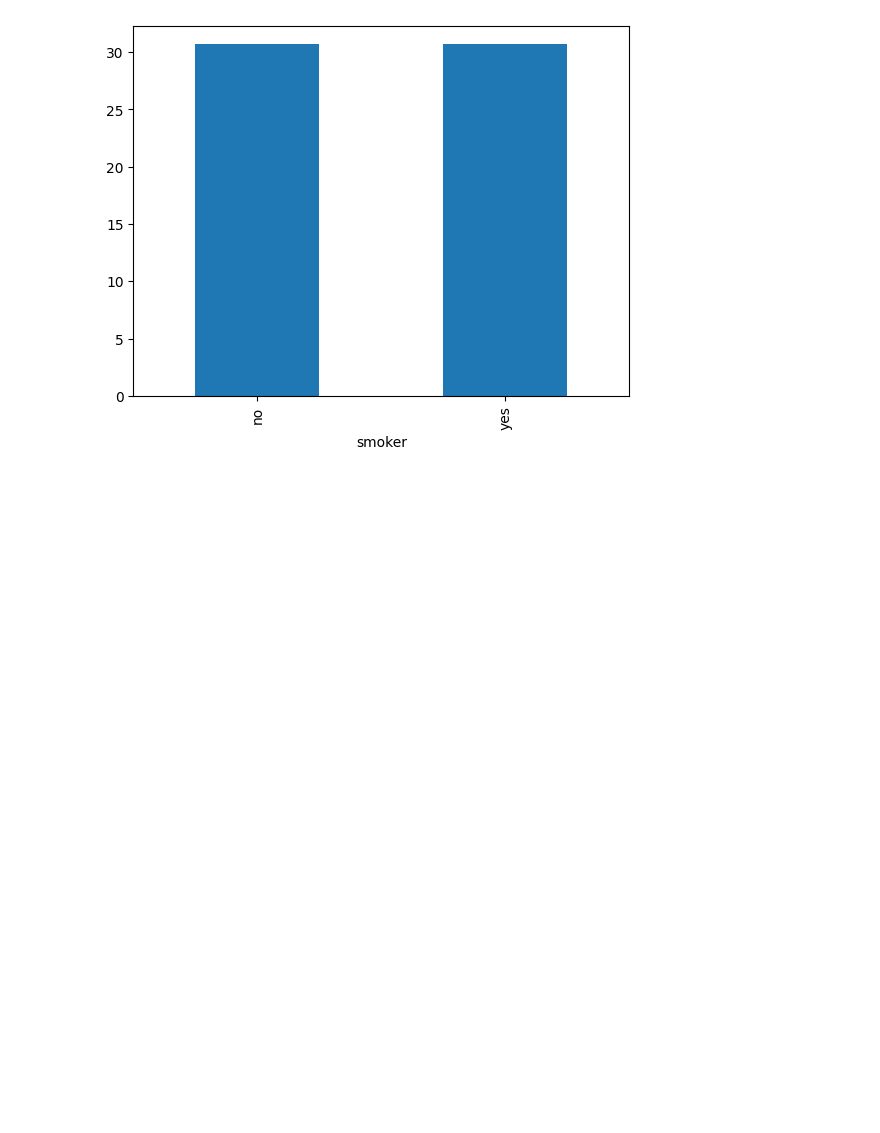
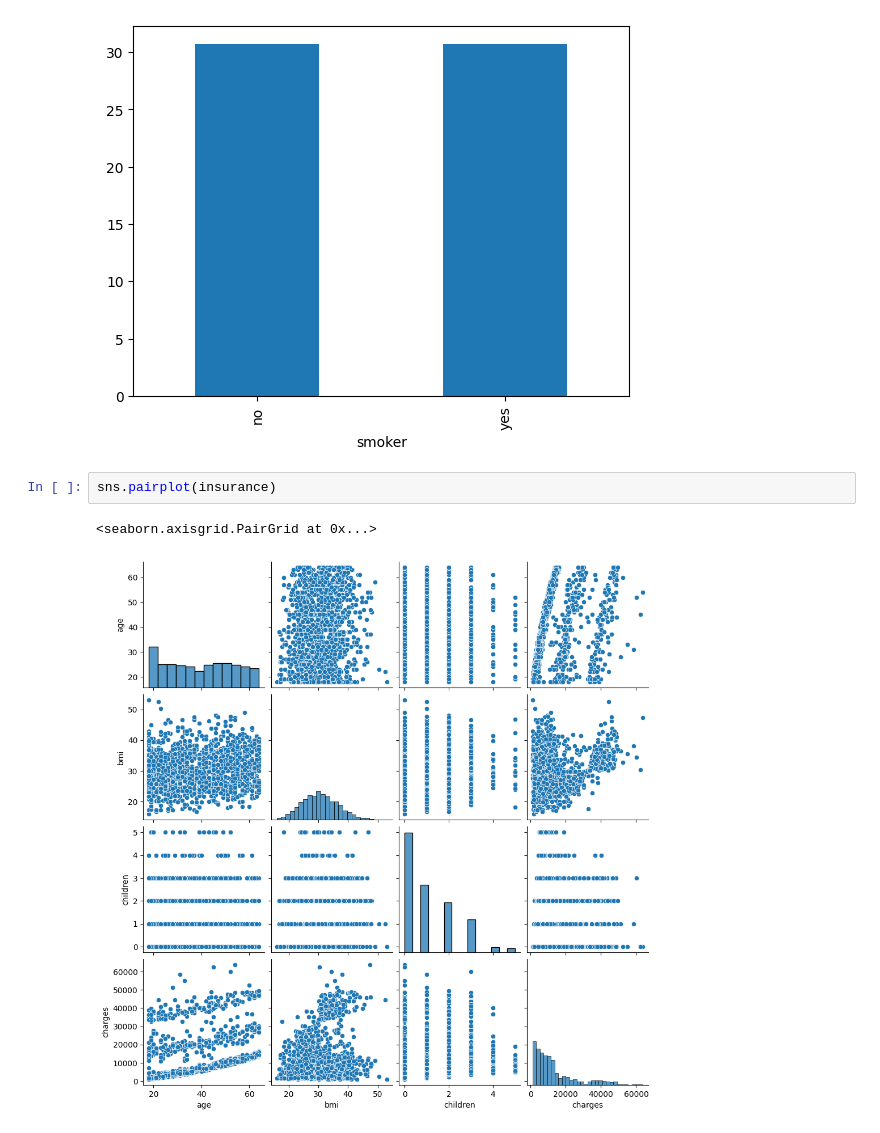
Before and after one commit to eek-dataguy/Regression-and-Forecasting-ML, a Jupyter notebook: practice/data-prep-and-eda.ipynb, the cells around one changed output. Saved outputs shown, nothing was run; the diff lists cells and outputs as text; blank space fills up the shorter version.

Commit message:
pairplot & lmplots

```diff
--- a/practice/data-prep-and-eda.ipynb
+++ b/practice/data-prep-and-eda.ipynb
@@ -156,3 +156,8 @@ insurance.groupby('smoker')['bmi'].mean().plot.bar()
 # %% [output]
 <Axes: xlabel='smoker'>
 [figure]
+# %%
+sns.pairplot(insurance)
+# %% [output]
+<seaborn.axisgrid.PairGrid at 0x...>
+[figure, added]
```
Also changed, not shown: parts of 3 cells of this notebook.
